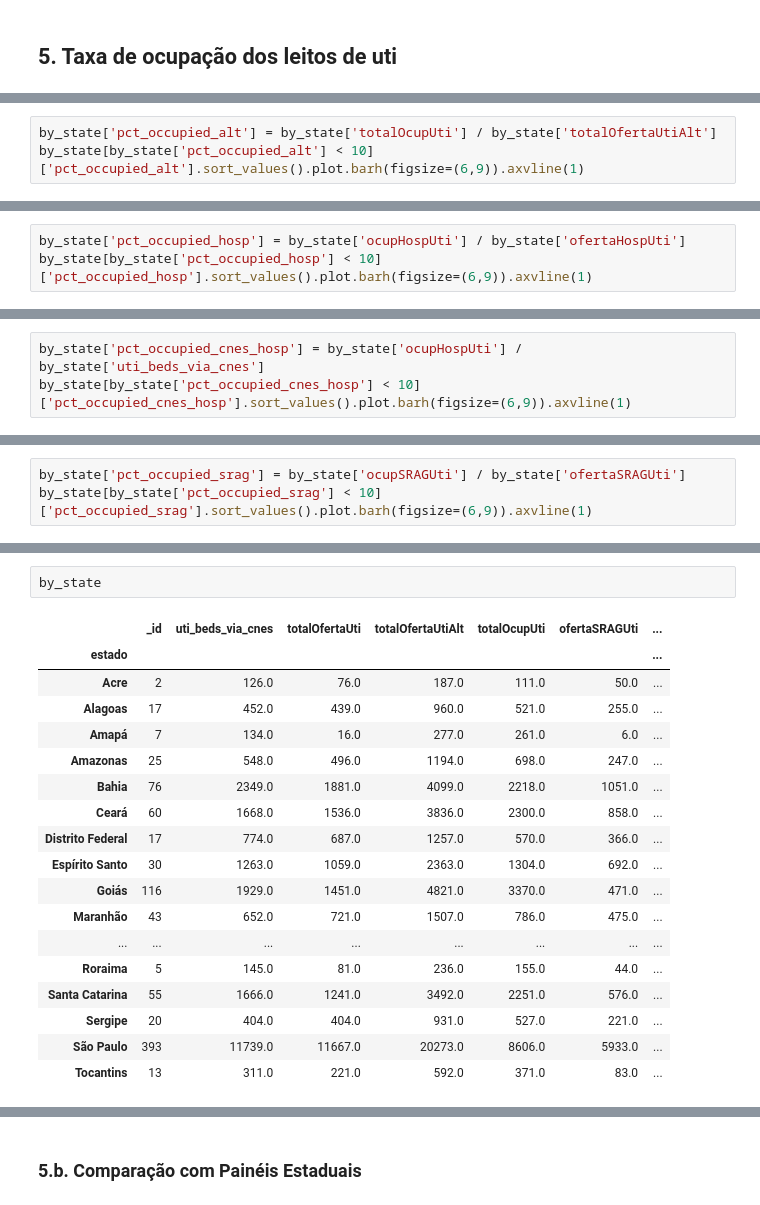
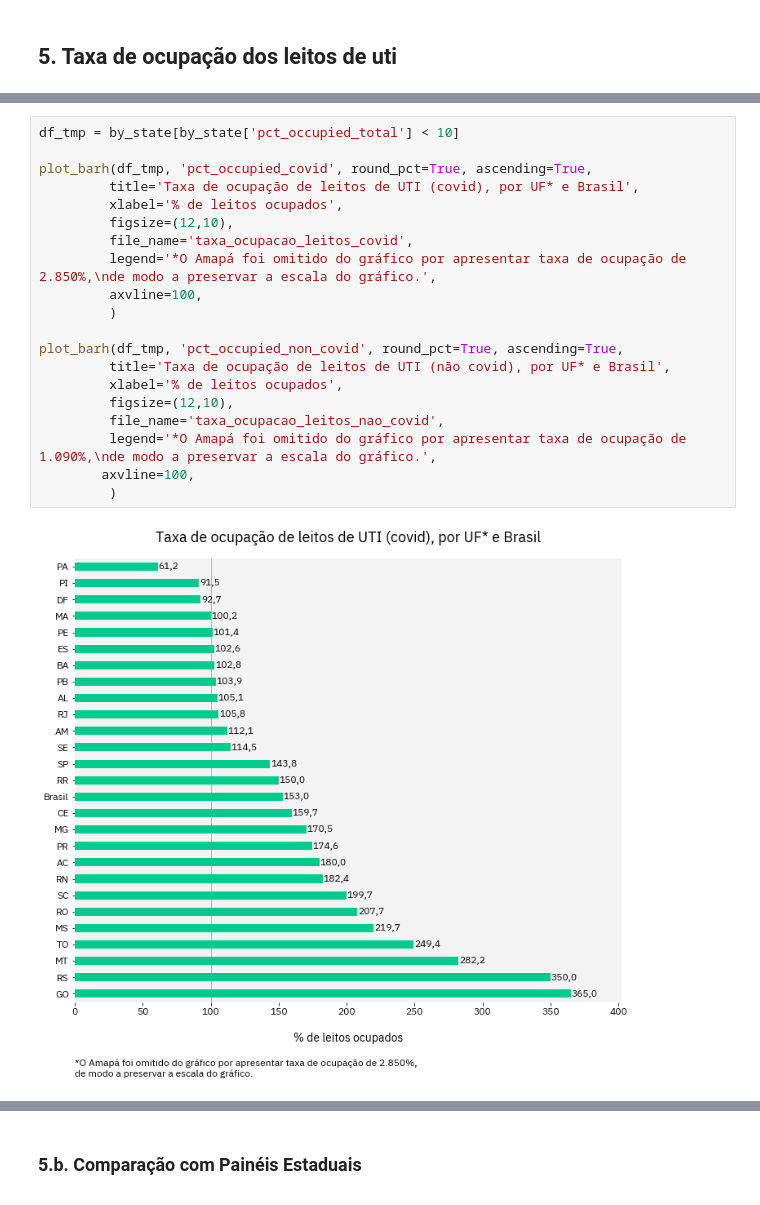
Before and after one commit to okfn-brasil/transparencia-leitos-covid-analise, a Jupyter notebook: Analysis.ipynb, the cells around one changed output, grey strips where cells are left out. Cells and saved outputs as stored; diff of their text form.

```diff
--- a/Analysis.ipynb
+++ b/Analysis.ipynb
@@ -535,3 +361,0 @@ by_state[by_state['pct_occupied_cnes'] < 10]['pct_occupied_cnes'].sort_values().
-# %%
-by_state['pct_occupied_alt'] = by_state['totalOcupUti'] / by_state['totalOfertaUtiAlt']
-by_state[by_state['pct_occupied_alt'] < 10]['pct_occupied_alt'].sort_values().plot.barh(figsize=(6,9)).axvline(1)
@@ -541,3 +361,0 @@ by_state[by_state['pct_occupied_alt'] < 10]['pct_occupied_alt'].sort_values().pl
-# %%
-by_state['pct_occupied_hosp'] = by_state['ocupHospUti'] / by_state['ofertaHospUti']
-by_state[by_state['pct_occupied_hosp'] < 10]['pct_occupied_hosp'].sort_values().plot.barh(figsize=(6,9)).axvline(1)
@@ -547,3 +361,0 @@ by_state[by_state['pct_occupied_hosp'] < 10]['pct_occupied_hosp'].sort_values().
-# %%
-by_state['pct_occupied_cnes_hosp'] = by_state['ocupHospUti'] / by_state['uti_beds_via_cnes']
-by_state[by_state['pct_occupied_cnes_hosp'] < 10]['pct_occupied_cnes_hosp'].sort_values().plot.barh(figsize=(6,9)).axvline(1)
@@ -553,3 +361,0 @@ by_state[by_state['pct_occupied_cnes_hosp'] < 10]['pct_occupied_cnes_hosp'].sort
-# %%
-by_state['pct_occupied_srag'] = by_state['ocupSRAGUti'] / by_state['ofertaSRAGUti']
-by_state[by_state['pct_occupied_srag'] < 10]['pct_occupied_srag'].sort_values().plot.barh(figsize=(6,9)).axvline(1)
@@ -559,21 +362,22 @@ by_state[by_state['pct_occupied_srag'] < 10]['pct_occupied_srag'].sort_values().
-# %%
-by_state
-# %% [output]
-|  | _id | uti_beds_via_cnes | totalOfertaUti | totalOfertaUtiAlt | totalOcupUti | ofertaSRAGUti | ... |
-| estado |  |  |  |  |  |  | ... |
-| Acre | 2 | 126.0 | 76.0 | 187.0 | 111.0 | 50.0 | ... |
-| Alagoas | 17 | 452.0 | 439.0 | 960.0 | 521.0 | 255.0 | ... |
-| Amapá | 7 | 134.0 | 16.0 | 277.0 | 261.0 | 6.0 | ... |
-| Amazonas | 25 | 548.0 | 496.0 | 1194.0 | 698.0 | 247.0 | ... |
-| Bahia | 76 | 2349.0 | 1881.0 | 4099.0 | 2218.0 | 1051.0 | ... |
-| Ceará | 60 | 1668.0 | 1536.0 | 3836.0 | 2300.0 | 858.0 | ... |
-| Distrito Federal | 17 | 774.0 | 687.0 | 1257.0 | 570.0 | 366.0 | ... |
-| Espírito Santo | 30 | 1263.0 | 1059.0 | 2363.0 | 1304.0 | 692.0 | ... |
-| Goiás | 116 | 1929.0 | 1451.0 | 4821.0 | 3370.0 | 471.0 | ... |
-| Maranhão | 43 | 652.0 | 721.0 | 1507.0 | 786.0 | 475.0 | ... |
-| ... | ... | ... | ... | ... | ... | ... | ... |
-| Roraima | 5 | 145.0 | 81.0 | 236.0 | 155.0 | 44.0 | ... |
-| Santa Catarina | 55 | 1666.0 | 1241.0 | 3492.0 | 2251.0 | 576.0 | ... |
-| Sergipe | 20 | 404.0 | 404.0 | 931.0 | 527.0 | 221.0 | ... |
-| São Paulo | 393 | 11739.0 | 11667.0 | 20273.0 | 8606.0 | 5933.0 | ... |
-| Tocantins | 13 | 311.0 | 221.0 | 592.0 | 371.0 | 83.0 | ... |
+# %%
+df_tmp = by_state[by_state['pct_occupied_total'] < 10]
+
+plot_barh(df_tmp, 'pct_occupied_covid', round_pct=True, ascending=True,
+         title='Taxa de ocupação de leitos de UTI (covid), por UF* e Brasil',
+         xlabel='% de leitos ocupados',
+         figsize=(12,10),
+         file_name='taxa_ocupacao_leitos_covid',
+         legend='*O Amapá foi omitido do gráfico por apresentar taxa de ocupação de 2.850%,\nde modo a preservar a escala do gráfico.',
+         axvline=100,
+         )
+
+plot_barh(df_tmp, 'pct_occupied_non_covid', round_pct=True, ascending=True,
+         title='Taxa de ocupação de leitos de UTI (não covid), por UF* e Brasil',
+         xlabel='% de leitos ocupados',
+         figsize=(12,10),
+         file_name='taxa_ocupacao_leitos_nao_covid',
+         legend='*O Amapá foi omitido do gráfico por apresentar taxa de ocupação de 1.090%,\nde modo a preservar a escala do gráfico.',
+        axvline=100,
+         )
+# %% [output]
+[figure, added]
```
Also changed, not shown: parts of 67 cells of this notebook, 18 other files.
